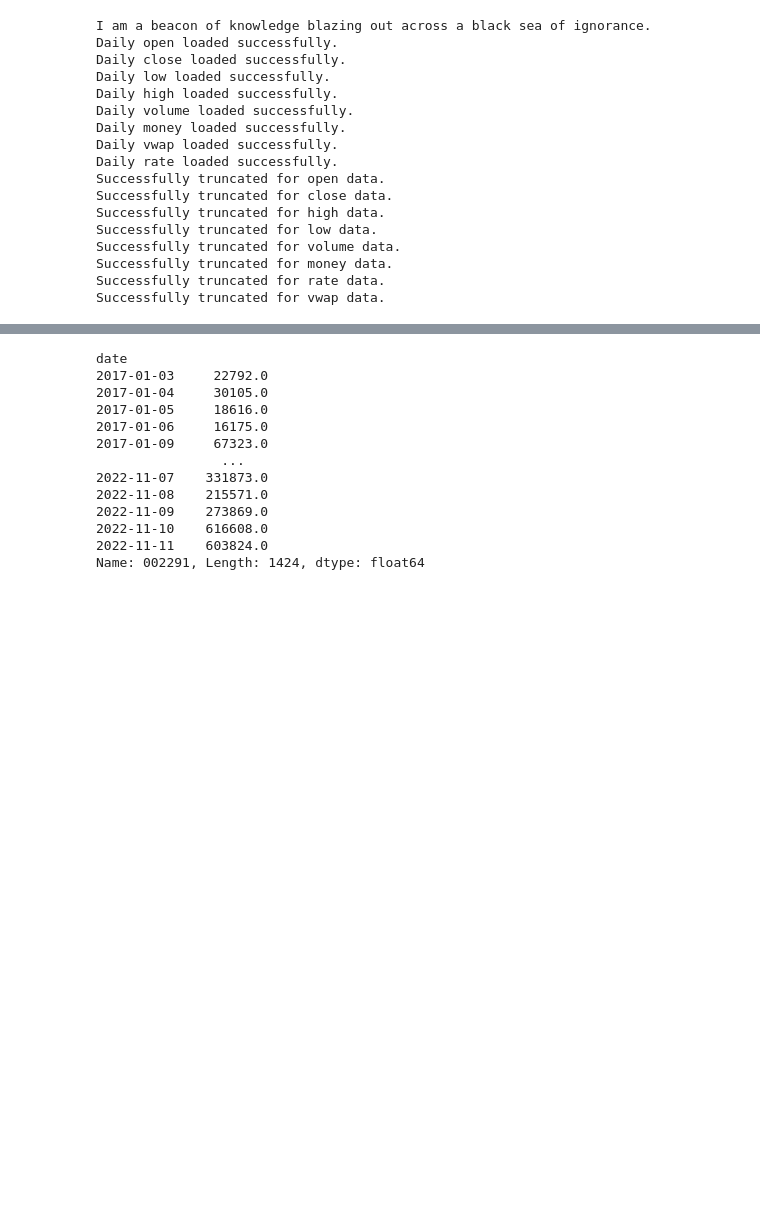
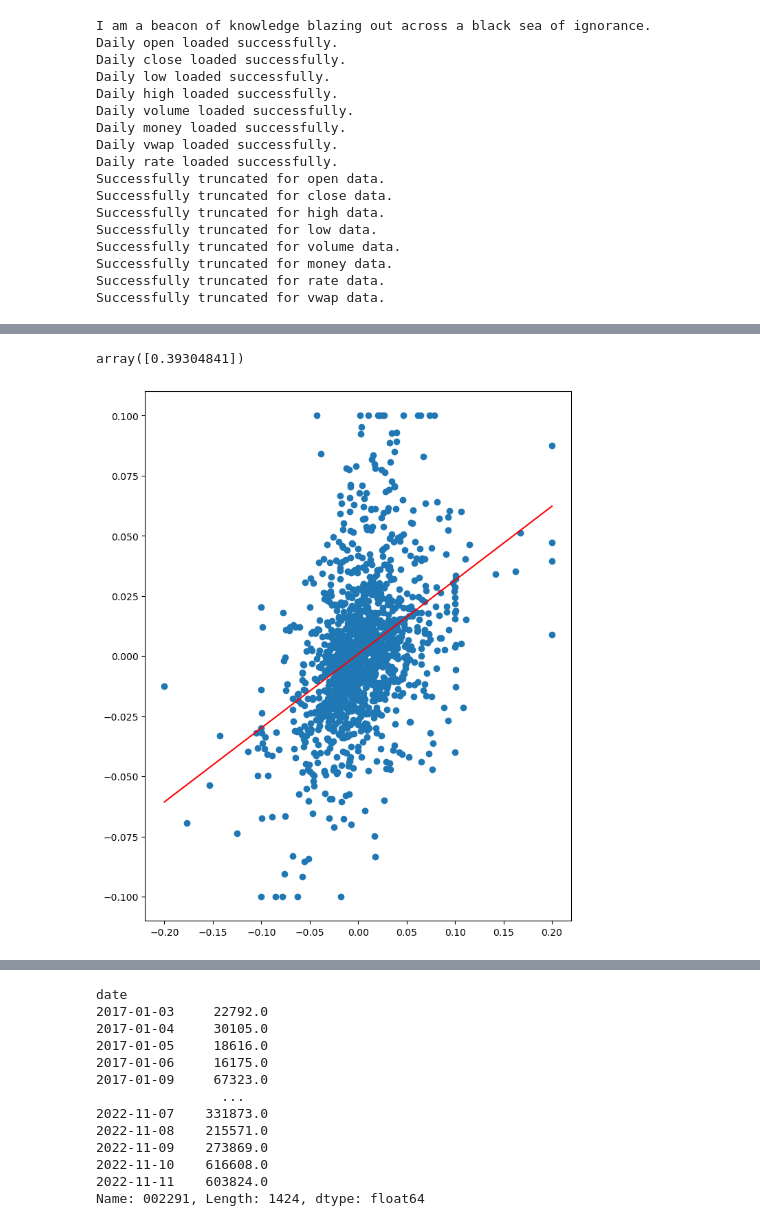
Before and after one commit to chetianjian/Invoker, a Jupyter notebook: recognize.ipynb, the cells around one changed output, grey strips where cells are left out. Drawn from its saved outputs; the diff is of its cells as text; code cells hidden in the pictures; blank space fills up the shorter version.

```diff
--- a/recognize.ipynb
+++ b/recognize.ipynb
@@ -94,0 +112,16 @@ def ddd(df: pd.DataFrame, color_list, jupyter=True, title=""):
+# %%
+np.correlate(invoker.rate["601211"].dropna(), invoker.rate["600837"].dropna())
+# %% [output]
+array([0.39304841])
+# %%
+lr = LinearRegression()
+fit = lr.fit(X=invoker.rate["300274"].values.reshape(-1, 1), y=invoker.rate["002594"].values)
+
+plt.figure(figsize=(8, 10))
+plt.scatter(x=invoker.rate["300274"], y=invoker.rate["002594"])
+xlst = np.linspace(-0.2, 0.2, 40000)
+ylst = xlst * fit.coef_ + fit.intercept_
+plt.plot(xlst, ylst, color="red")
+plt.show()
+# %% [output]
+[figure, added]
```
Also changed, not shown: parts of 34 cells of this notebook, 7 other files.
